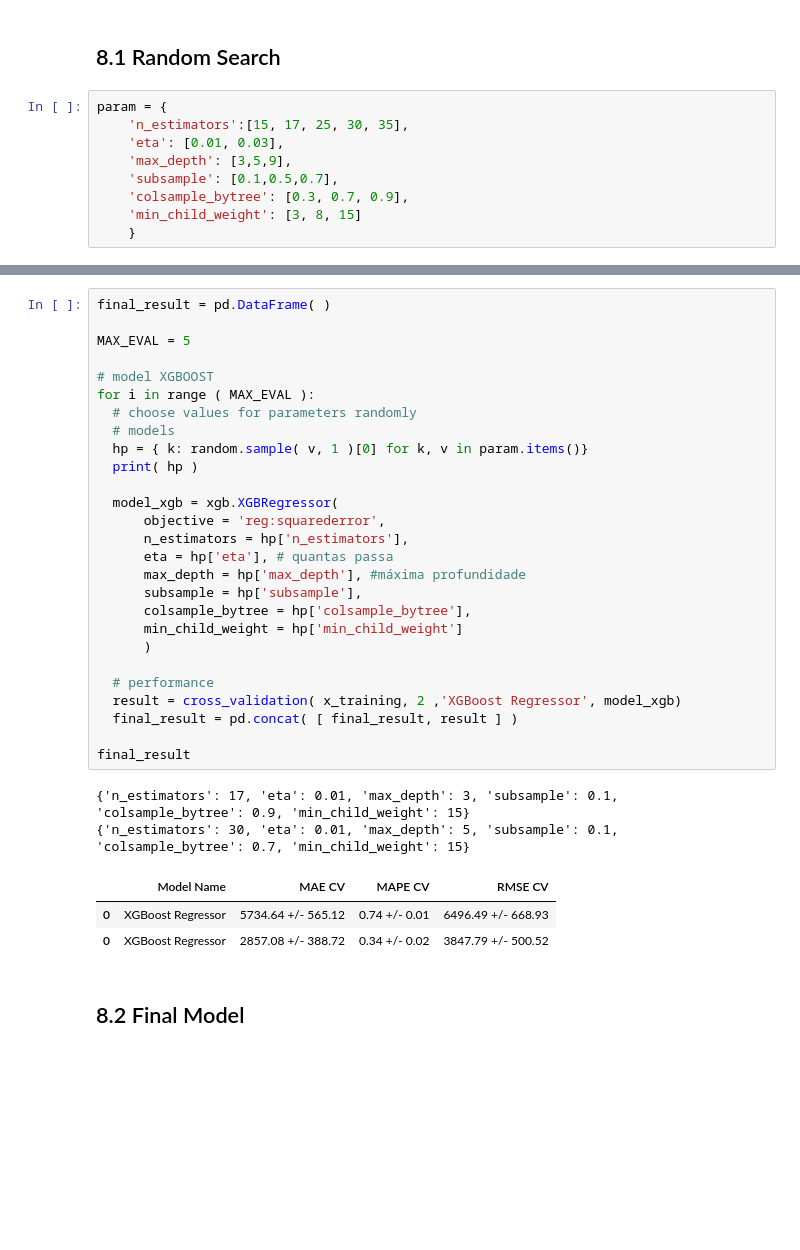
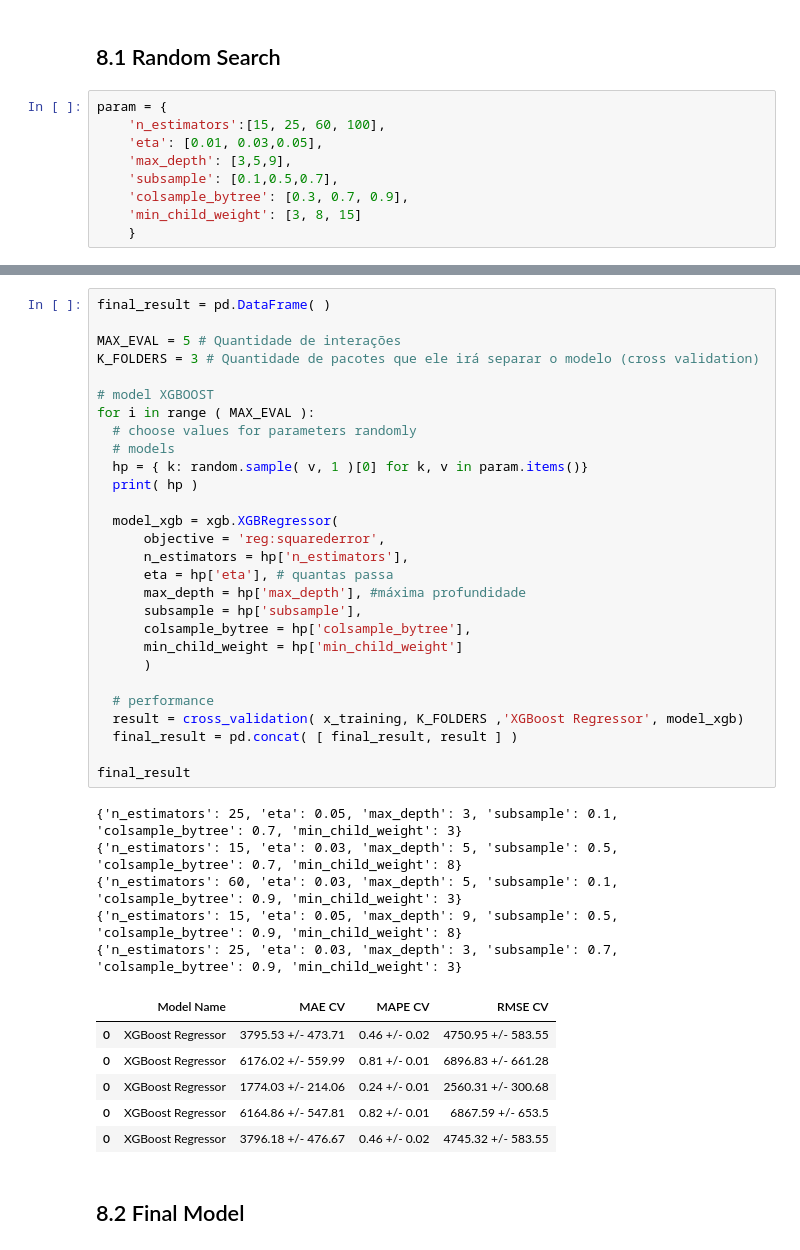
Before and after one commit to miguelzeph/curso_ds_em_producao, a Jupyter notebook: notebook_store_sales_prediction.ipynb, the cells around one changed output, grey strips where cells are left out. Cells and saved outputs as stored; diff of their text form; blank space fills up the shorter version.

```diff
--- a/notebook_store_sales_prediction.ipynb
+++ b/notebook_store_sales_prediction.ipynb
@@ -2200,8 +2205,8 @@ iremos seguir com o XGBoost Regressor, mesmo a random forest regressior ter dado
 ## 8.1 Random Search
 # %%
 param = {
-    'n_estimators':[15, 17, 25, 30, 35],
-    'eta': [0.01, 0.03],
+    'n_estimators':[15, 25, 60, 100],
+    'eta': [0.01, 0.03,0.05],
     'max_depth': [3,5,9],
     'subsample': [0.1,0.5,0.7],
     'colsample_bytree': [0.3, 0.7, 0.9],
@@ -2228,36 +2233,43 @@ min_chield_weight
 # %%
 final_result = pd.DataFrame( )
 
-MAX_EVAL = 5
+MAX_EVAL = 5 # Quantidade de interações
+K_FOLDERS = 3 # Quantidade de pacotes que ele irá separar o modelo (cross validation)
 
 # model XGBOOST
 for i in range ( MAX_EVAL ):
   # choose values for parameters randomly
   # models
   hp = { k: random.sample( v, 1 )[0] for k, v in param.items()}
   print( hp )
 
   model_xgb = xgb.XGBRegressor(
       objective = 'reg:squarederror',
       n_estimators = hp['n_estimators'],
       eta = hp['eta'], # quantas passa
       max_depth = hp['max_depth'], #máxima profundidade
       subsample = hp['subsample'],
       colsample_bytree = hp['colsample_bytree'],
       min_child_weight = hp['min_child_weight']
       )
 
   # performance
-  result = cross_validation( x_training, 2 ,'XGBoost Regressor', model_xgb)
+  result = cross_validation( x_training, K_FOLDERS ,'XGBoost Regressor', model_xgb)
   final_result = pd.concat( [ final_result, result ] )
 
 final_result
 # %% [output]
-{'n_estimators': 17, 'eta': 0.01, 'max_depth': 3, 'subsample': 0.1, 'colsample_bytree': 0.9, 'min_child_weight': 15}
-{'n_estimators': 30, 'eta': 0.01, 'max_depth': 5, 'subsample': 0.1, 'colsample_bytree': 0.7, 'min_child_weight': 15}
+{'n_estimators': 25, 'eta': 0.05, 'max_depth': 3, 'subsample': 0.1, 'colsample_bytree': 0.7, 'min_child_weight': 3}
+{'n_estimators': 15, 'eta': 0.03, 'max_depth': 5, 'subsample': 0.5, 'colsample_bytree': 0.7, 'min_child_weight': 8}
+{'n_estimators': 60, 'eta': 0.03, 'max_depth': 5, 'subsample': 0.1, 'colsample_bytree': 0.9, 'min_child_weight': 3}
+{'n_estimators': 15, 'eta': 0.05, 'max_depth': 9, 'subsample': 0.5, 'colsample_bytree': 0.9, 'min_child_weight': 8}
+{'n_estimators': 25, 'eta': 0.03, 'max_depth': 3, 'subsample': 0.7, 'colsample_bytree': 0.9, 'min_child_weight': 3}
 |  | Model Name | MAE CV | MAPE CV | RMSE CV |
-| 0 | XGBoost Regressor | 5734.64 +/- 565.12 | 0.74 +/- 0.01 | 6496.49 +/- 668.93 |
-| 0 | XGBoost Regressor | 2857.08 +/- 388.72 | 0.34 +/- 0.02 | 3847.79 +/- 500.52 |
+| 0 | XGBoost Regressor | 3795.53 +/- 473.71 | 0.46 +/- 0.02 | 4750.95 +/- 583.55 |
+| 0 | XGBoost Regressor | 6176.02 +/- 559.99 | 0.81 +/- 0.01 | 6896.83 +/- 661.28 |
+| 0 | XGBoost Regressor | 1774.03 +/- 214.06 | 0.24 +/- 0.01 | 2560.31 +/- 300.68 |
+| 0 | XGBoost Regressor | 6164.86 +/- 547.81 | 0.82 +/- 0.01 | 6867.59 +/- 653.5 |
+| 0 | XGBoost Regressor | 3796.18 +/- 476.67 | 0.46 +/- 0.02 | 4745.32 +/- 583.55 |
 # %% [markdown]
 ## 8.2 Final Model
 # %%
```
Also changed, not shown: parts of 8 cells of this notebook.
